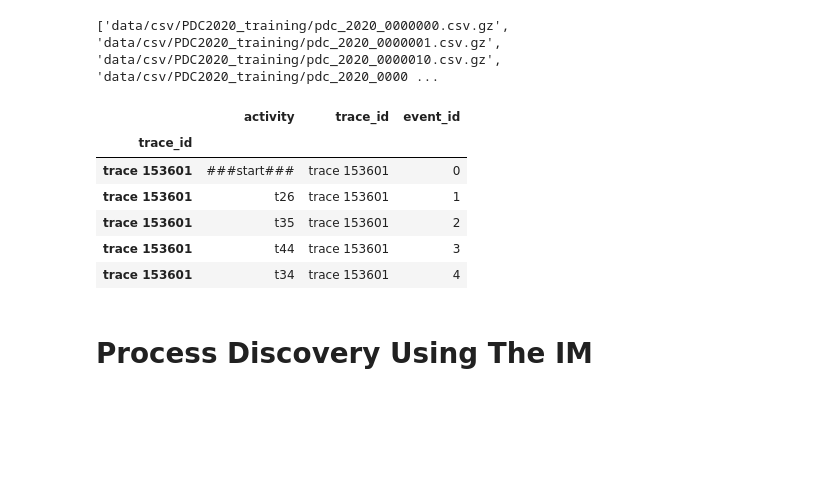
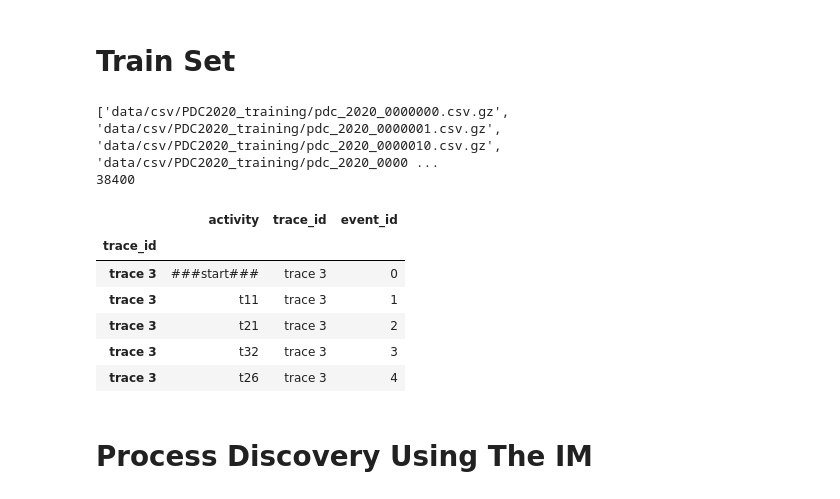
Before and after one commit to wr0om/dapnn, a Jupyter notebook: process_mining.ipynb, the cells around one changed output. Drawn from its saved outputs; the diff is of its cells as text; code cells hidden in the pictures; blank space fills up the shorter version.

```diff
--- a/process_mining.ipynb
+++ b/process_mining.ipynb
@@ -18,25 +18,30 @@ def seed_everything(seed=42):
     torch.manual_seed(seed)
 
 seed_everything()
+# %% [markdown]
+# Train Set
 # %%
 log_path='data/csv/PDC2020_training/'
 log = import_log(log_path)
 
 num_traces = len(log['trace_id'].unique())
-ratio = 0.8
-traces_for_normal_model = int(num_traces * ratio)
+ratio = 0.2
+traces_for_process_model = int(num_traces * ratio)
+rand_traces = random.sample(list(log['trace_id'].unique()), traces_for_process_model)# traces_for_process_model)
 
-log = log[log['trace_id'].str.split(' ').str[1].astype(int) > traces_for_normal_model]
+log = log[log['trace_id'].isin(rand_traces)]
+print(len(log['trace_id'].unique()))
 log.head(5)
 # %% [output]
 ['data/csv/PDC2020_training/pdc_2020_0000000.csv.gz', 'data/csv/PDC2020_training/pdc_2020_0000001.csv.gz', 'data/csv/PDC2020_training/pdc_2020_0000010.csv.gz', 'data/csv/PDC2020_training/pdc_2020_0000 ...
+38400
 |  | activity | trace_id | event_id |
 | trace_id |  |  |  |
-| trace 153601 | ###start### | trace 153601 | 0 |
-| trace 153601 | t26 | trace 153601 | 1 |
-| trace 153601 | t35 | trace 153601 | 2 |
-| trace 153601 | t44 | trace 153601 | 3 |
-| trace 153601 | t34 | trace 153601 | 4 |
+| trace 3 | ###start### | trace 3 | 0 |
+| trace 3 | t11 | trace 3 | 1 |
+| trace 3 | t21 | trace 3 | 2 |
+| trace 3 | t32 | trace 3 | 3 |
+| trace 3 | t26 | trace 3 | 4 |
 # %% [markdown]
 # Process Discovery Using The IM
 # %%
```
Also changed, not shown: parts of 9 cells of this notebook, 3 other files.
